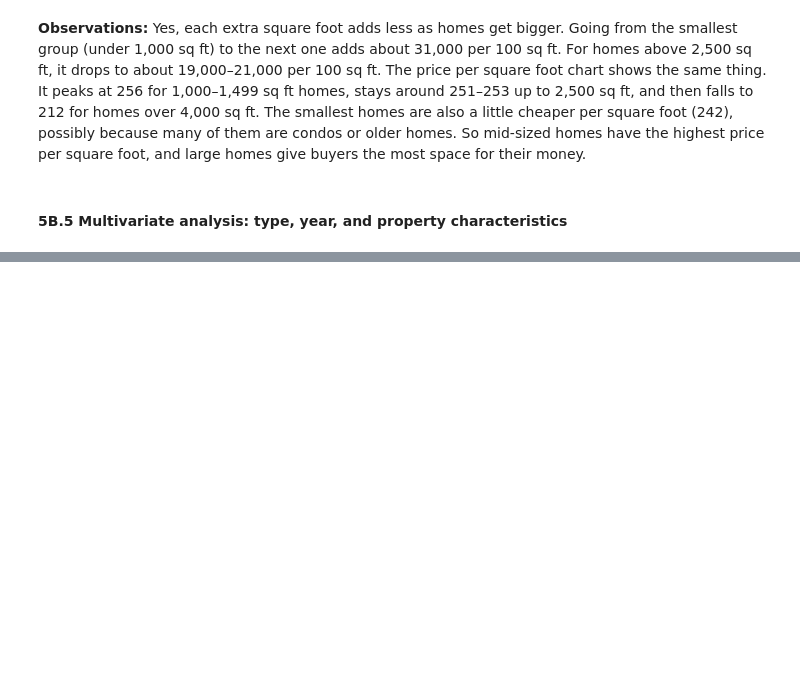
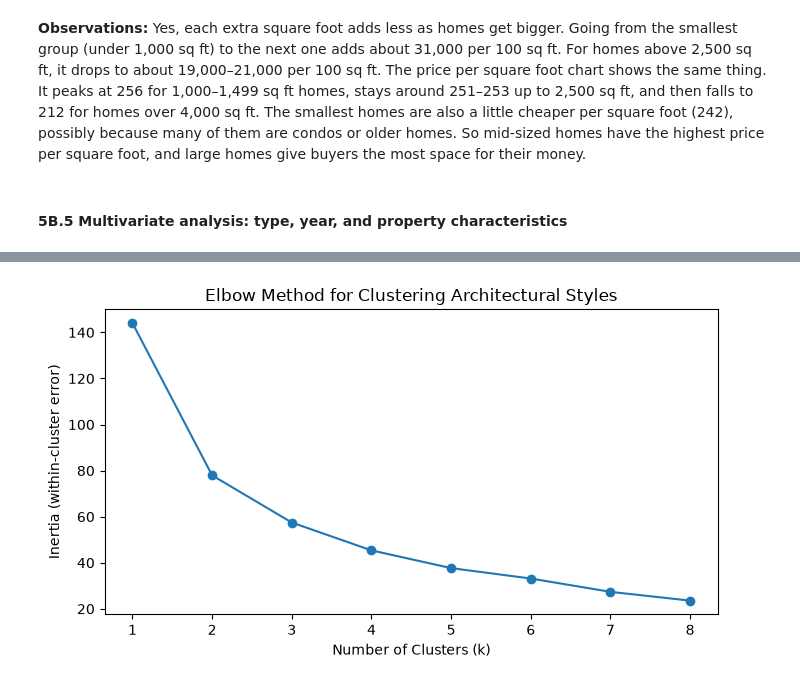
Before and after one commit to Dan2411/Mesa-County-Real-Estate-EDA, a Jupyter notebook: Team6_Midterm_Project.ipynb, the cells around one changed output, grey strips where cells are left out. Drawn from its saved outputs; the diff is of its cells as text; code cells hidden in the pictures; blank space fills up the shorter version.

```diff
--- a/Team6_Midterm_Project.ipynb
+++ b/Team6_Midterm_Project.ipynb
@@ -834,0 +1026,31 @@ plt.show()
+# %%
+# Cluster the styles by price, size, and building age
+from sklearn.cluster import KMeans
+from sklearn.preprocessing import StandardScaler
+
+# Price and size are skewed, so we use a log scale
+features = pd.DataFrame({
+    'log_price': np.log10(style_profile['median_price']),
+    'log_sqft': np.log10(style_profile['median_sqft']),
+    'median_age': style_profile['median_age'],
+})
+
+# Put the features on the same scale
+features_scaled = StandardScaler().fit_transform(features)
+
+# Elbow: k=1,...,8
+k_list = []
+for k in range(1, 9):
+    km = KMeans(n_clusters=k, random_state=1, n_init=10)
+    km.fit(features_scaled)
+    k_list.append(km.inertia_)
+
+plt.figure(figsize=(7, 4))
+plt.plot(range(1, 9), k_list, marker='o')
+plt.title('Elbow Method for Clustering Architectural Styles')
+plt.xlabel('Number of Clusters (k)')
+plt.ylabel('Inertia (within-cluster error)')
+plt.tight_layout()
+plt.show()
+# %% [output]
+[figure, added]
```
Also changed, not shown: parts of 62 cells of this notebook.
